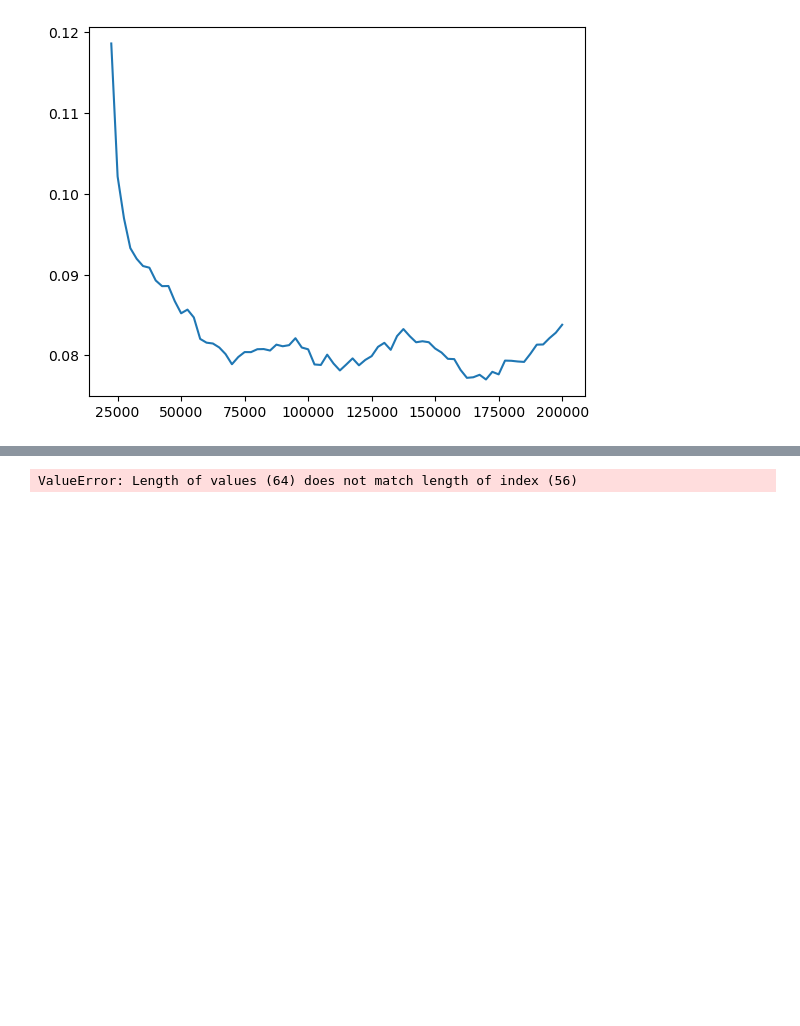
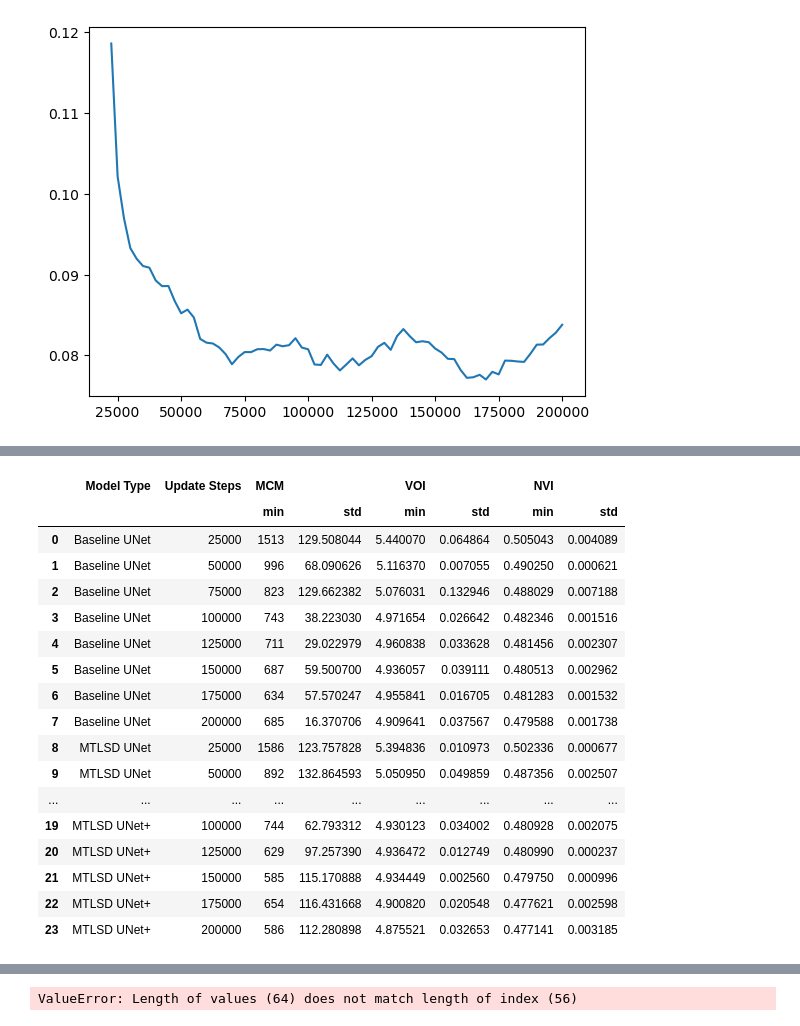
Before and after one commit to anforsm/autoseg, a Jupyter notebook: src/autoseg/results.ipynb, the cells around one changed output, grey strips where cells are left out. Saved outputs shown, nothing was run; the diff lists cells and outputs as text; code cells hidden in the pictures; blank space fills up the shorter version.

```diff
--- a/src/autoseg/results.ipynb
+++ b/src/autoseg/results.ipynb
@@ -128,3 +143,10 @@ plt.show()
 # %%
 
 sns.lineplot(data=baseline, x="checkpoints", y="nvi_sum", hue="Model Type", errorbar=("sd", 0.5), ax=ax)
+# %%
+def agg(group, by):
+  return group.agg({
+    c["skel_mods"]: by,
+    c["voi_sum"]: by,
+    c["nvi_sum"]: by
+  })
@@ -130,0 +165,21 @@ sns.lineplot(data=baseline, x="checkpoints", y="nvi_sum", hue="Model Type", erro
+# %%
+agg(baseline.groupby(["Model Type", c["checkpoints"]]), ["min", "std"]).reset_index()
+# %% [output]
+|  | Model Type | Update Steps | MCM |  | VOI |  | NVI |  |
+|  |  |  | min | std | min | std | min | std |
+| 0 | Baseline UNet | 25000 | 1513 | 129.508044 | 5.440070 | 0.064864 | 0.505043 | 0.004089 |
+| 1 | Baseline UNet | 50000 | 996 | 68.090626 | 5.116370 | 0.007055 | 0.490250 | 0.000621 |
+| 2 | Baseline UNet | 75000 | 823 | 129.662382 | 5.076031 | 0.132946 | 0.488029 | 0.007188 |
+| 3 | Baseline UNet | 100000 | 743 | 38.223030 | 4.971654 | 0.026642 | 0.482346 | 0.001516 |
+| 4 | Baseline UNet | 125000 | 711 | 29.022979 | 4.960838 | 0.033628 | 0.481456 | 0.002307 |
+| 5 | Baseline UNet | 150000 | 687 | 59.500700 | 4.936057 | 0.039111 | 0.480513 | 0.002962 |
+| 6 | Baseline UNet | 175000 | 634 | 57.570247 | 4.955841 | 0.016705 | 0.481283 | 0.001532 |
+| 7 | Baseline UNet | 200000 | 685 | 16.370706 | 4.909641 | 0.037567 | 0.479588 | 0.001738 |
+| 8 | MTLSD UNet | 25000 | 1586 | 123.757828 | 5.394836 | 0.010973 | 0.502336 | 0.000677 |
+| 9 | MTLSD UNet | 50000 | 892 | 132.864593 | 5.050950 | 0.049859 | 0.487356 | 0.002507 |
+| ... | ... | ... | ... | ... | ... | ... | ... | ... |
+| 19 | MTLSD UNet+ | 100000 | 744 | 62.793312 | 4.930123 | 0.034002 | 0.480928 | 0.002075 |
+| 20 | MTLSD UNet+ | 125000 | 629 | 97.257390 | 4.936472 | 0.012749 | 0.480990 | 0.000237 |
+| 21 | MTLSD UNet+ | 150000 | 585 | 115.170888 | 4.934449 | 0.002560 | 0.479750 | 0.000996 |
+| 22 | MTLSD UNet+ | 175000 | 654 | 116.431668 | 4.900820 | 0.020548 | 0.477621 | 0.002598 |
+| 23 | MTLSD UNet+ | 200000 | 586 | 112.280898 | 4.875521 | 0.032653 | 0.477141 | 0.003185 |
```
Also changed, not shown: parts of 13 cells of this notebook, 24 other files.
